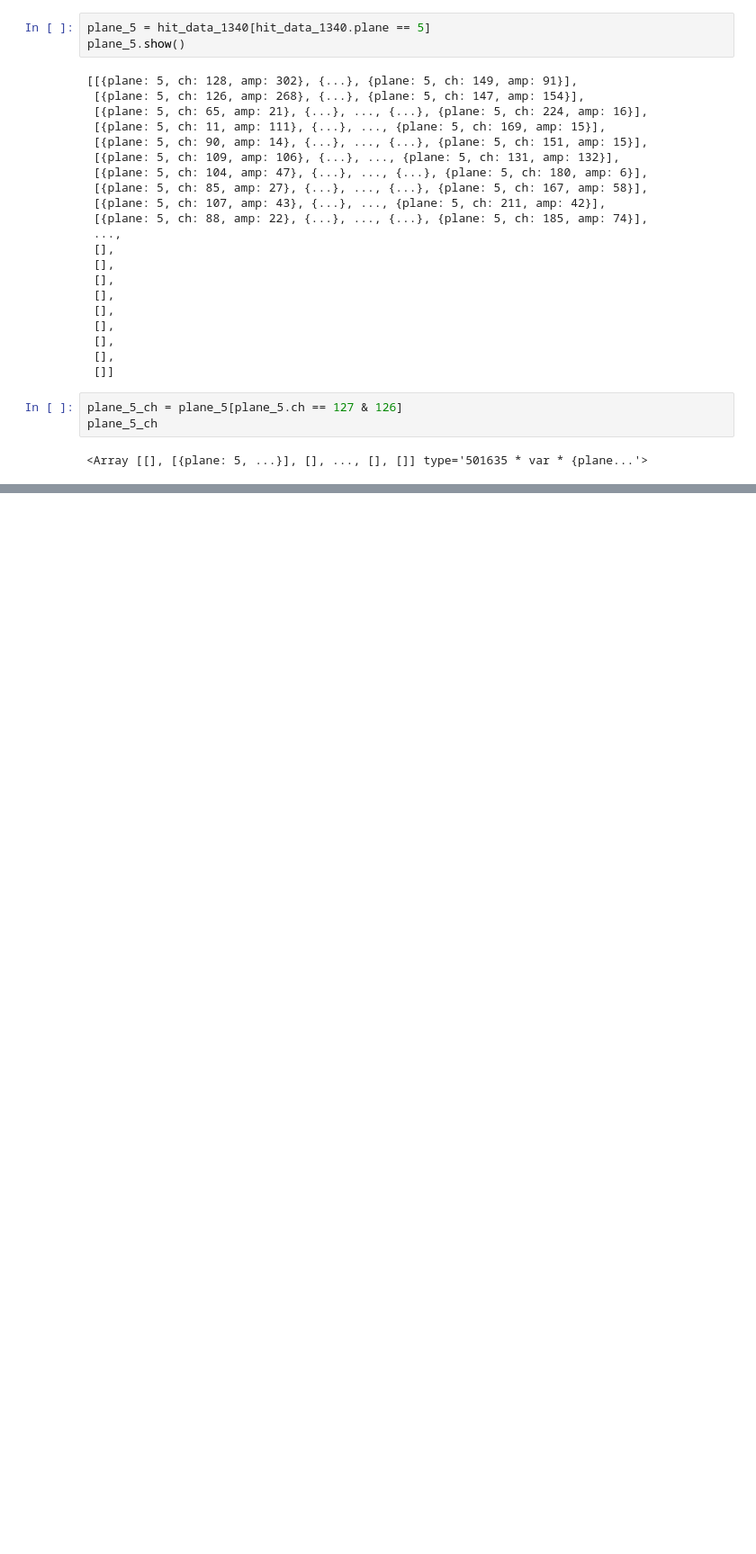
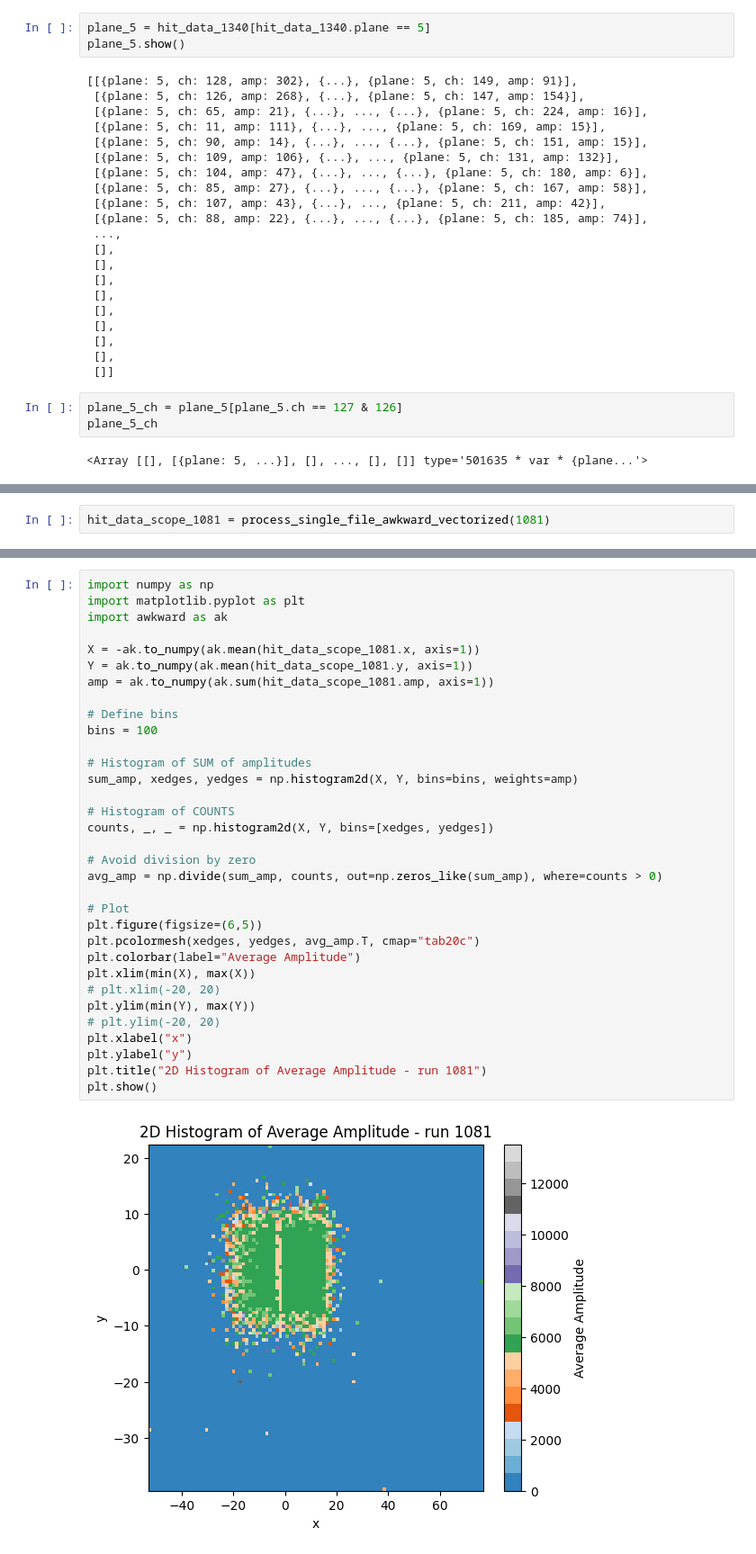
Before and after one commit to Ben-David-Ben/F-Cal-TB-Project, a Jupyter notebook: TB2025_Gap.ipynb, the cells around one changed output, grey strips where cells are left out. Shown at 90% size. Drawn from its saved outputs; the diff is of its cells as text; blank space fills up the shorter version.

```diff
--- a/TB2025_Gap.ipynb
+++ b/TB2025_Gap.ipynb
@@ -162,3 +170,5 @@ DataFrames constructed.
 DataFrames grouped by TLU/triggerid
 DataFrames merged
 collected garbage
+# %%
+hit_data_scope_1081 = process_single_file_awkward_vectorized(1081)
@@ -264,0 +277,35 @@ plt.show()
+# %%
+import numpy as np
+import matplotlib.pyplot as plt
+import awkward as ak
+
+X = -ak.to_numpy(ak.mean(hit_data_scope_1081.x, axis=1))
+Y = ak.to_numpy(ak.mean(hit_data_scope_1081.y, axis=1))
+amp = ak.to_numpy(ak.sum(hit_data_scope_1081.amp, axis=1))
+
+# Define bins
+bins = 100
+
+# Histogram of SUM of amplitudes
+sum_amp, xedges, yedges = np.histogram2d(X, Y, bins=bins, weights=amp)
+
+# Histogram of COUNTS
+counts, _, _ = np.histogram2d(X, Y, bins=[xedges, yedges])
+
+# Avoid division by zero
+avg_amp = np.divide(sum_amp, counts, out=np.zeros_like(sum_amp), where=counts > 0)
+
+# Plot
+plt.figure(figsize=(6,5))
+plt.pcolormesh(xedges, yedges, avg_amp.T, cmap="tab20c")
+plt.colorbar(label="Average Amplitude")
+plt.xlim(min(X), max(X))
+# plt.xlim(-20, 20)
+plt.ylim(min(Y), max(Y))
+# plt.ylim(-20, 20)
+plt.xlabel("x")
+plt.ylabel("y")
+plt.title("2D Histogram of Average Amplitude - run 1081")
+plt.show()
+# %% [output]
+[figure, added]
```
Also changed, not shown: parts of 16 cells of this notebook, 4 other files.
